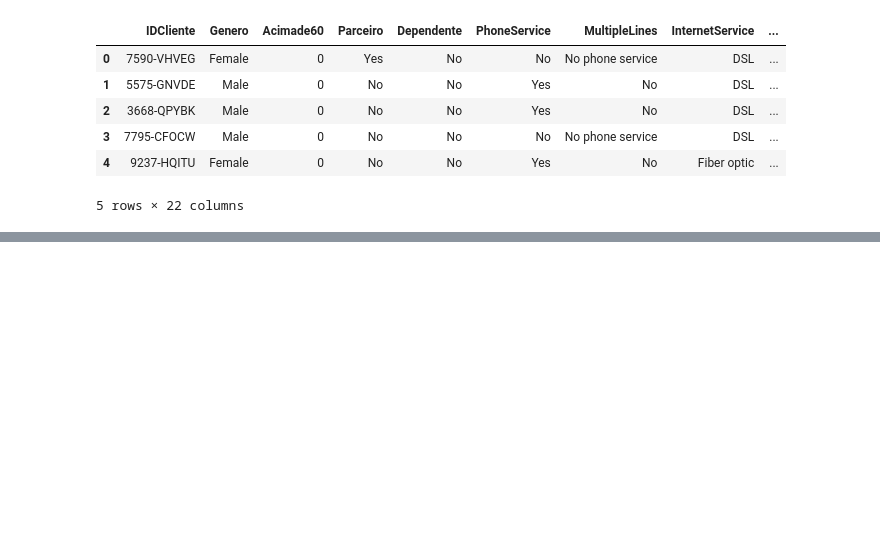
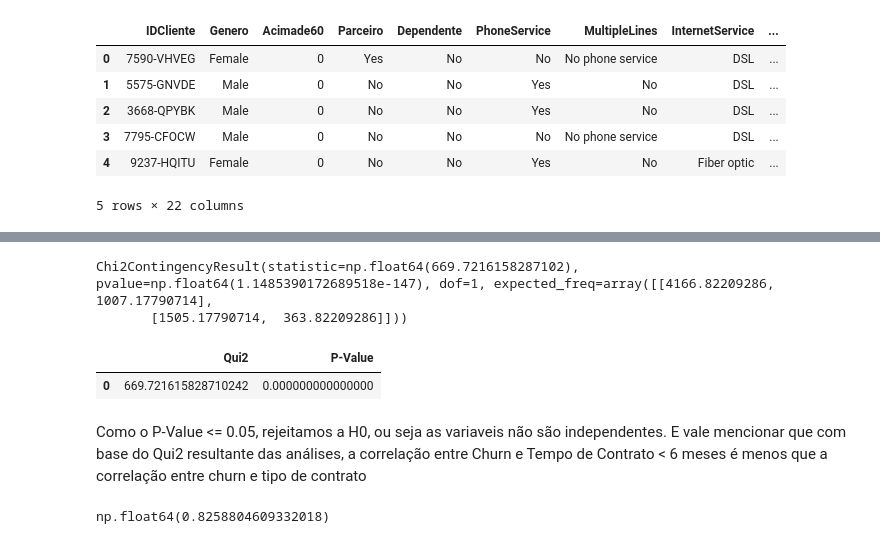
Before and after one commit to AlexandreFeltrin/EstudoIA, a Jupyter notebook: EDA/eda.ipynb, the cells around one changed output, grey strips where cells are left out. Drawn from its saved outputs; the diff is of its cells as text; code cells hidden in the pictures; blank space fills up the shorter version.

```diff
--- a/EDA/eda.ipynb
+++ b/EDA/eda.ipynb
@@ -636,0 +647,16 @@ df_churn.head()
+# %%
+# Calcular os Scores e P-Value
+
+chi_scores_churn_tenure = chi2_contingency(df_crosstab_churn_tenure)
+
+print(chi_scores_churn_tenure)
+# %% [output]
+Chi2ContingencyResult(statistic=np.float64(669.7216158287102), pvalue=np.float64(1.1485390172689518e-147), dof=1, expected_freq=array([[4166.82209286, 1007.17790714],
+       [1505.17790714,  363.82209286]]))
+# %%
+scores_churn_tenure = pd.Series(chi_scores_churn_tenure[0])
+pvalues_churn_tenure = pd.Series(chi_scores_churn_tenure[1])
+# %%
+#criar um DF com os resultados
+
+df_chi_scores_churn_tenure = pd.DataFrame({'Qui2': scores_churn_tenure, 'P-Value': pvalues_churn_tenure})
@@ -636,0 +665,17 @@ df_churn.head()
+# %%
+df_chi_scores_churn_tenure
+# %% [output]
+|  | Qui2 | P-Value |
+| 0 | 669.721615828710242 | 0.000000000000000 |
+# %% [markdown]
+Como o  P-Value <= 0.05, rejeitamos a H0, ou seja as variaveis não são independentes. E vale mencionar que com base do Qui2 resultante das análises, a correlação entre Churn e Tempo de Contrato < 6 meses é menos que a correlação entre churn e tipo de contrato
+# %%
+#Correlação entre duas variáveis Numéricas
+# Tenure com TotalCharges
+# A intuição é que clientes com mais tempo de contrato maior o valor pago
+
+# Correlaçãpo entre duas variáveis numéricas - Tenure e TotalCharges - Pearson
+
+df_churn.tenure.corr(df_churn.TotalCharges)
+# %% [output]
+np.float64(0.8258804609332018)
```
Also changed, not shown: parts of 7 cells of this notebook.
